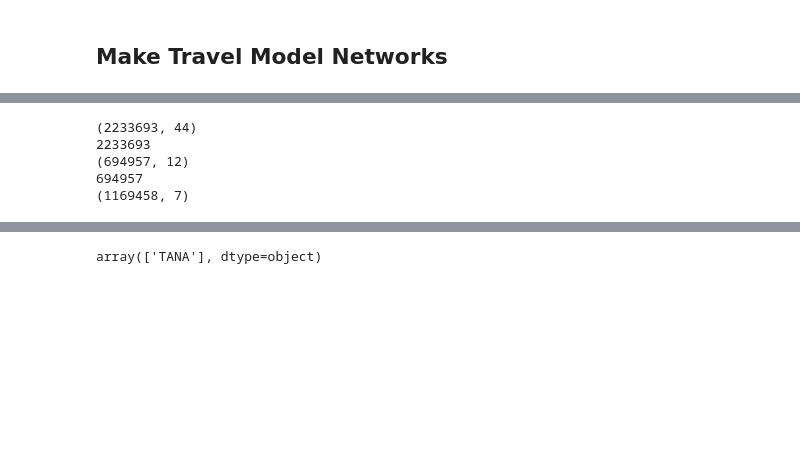
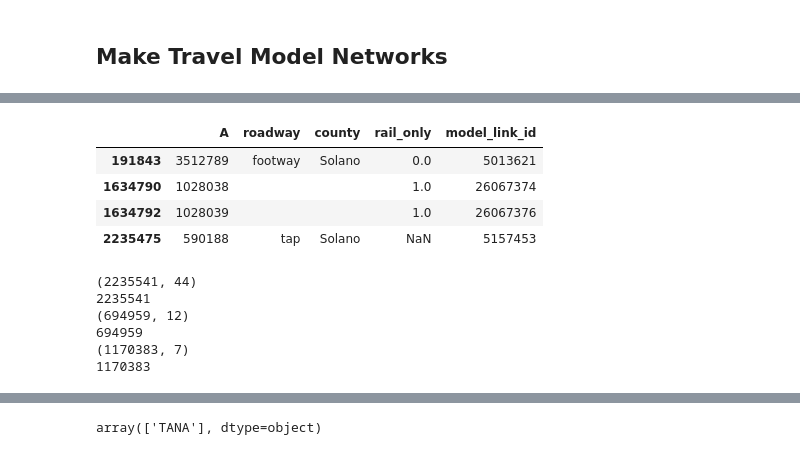
Before and after one commit to BayAreaMetro/travel-model-two-networks, a Jupyter notebook: notebooks/10-all-projects.ipynb, the cells around one changed output, grey strips where cells are left out. Cells and saved outputs as stored; diff of their text form; code cells hidden in the pictures; blank space fills up the shorter version.

```diff
--- a/notebooks/10-all-projects.ipynb
+++ b/notebooks/10-all-projects.ipynb
@@ -386,5 +453,6 @@ print(model_net.shapes_df.shape)
 # %%
 model_net = mtc.add_tap_and_tap_connector(
     roadway_network = model_net,
+    transit_network = step5_scenario.transit_net,
     parameters = parameters)
 # %% [output]
@@ -399,15 +477,27 @@ model_net = mtc.add_tap_and_tap_connector(
+# %%
+# Vallejo Ferry to TAP
+
+model_net.links_df[model_net.links_df.B == 3541176][["A", "roadway", "county", "rail_only", "model_link_id"]]
+# %% [output]
+|  | A | roadway | county | rail_only | model_link_id |
+| 191843 | 3512789 | footway | Solano | 0.0 | 5013621 |
+| 1634790 | 1028038 |  |  | 1.0 | 26067374 |
+| 1634792 | 1028039 |  |  | 1.0 | 26067376 |
+| 2235475 | 590188 | tap | Solano | NaN | 5157453 |
 # %%
 print(model_net.links_df.shape)
 print(model_net.links_df.model_link_id.nunique())
 print(model_net.nodes_df.shape)
 print(model_net.nodes_df.model_node_id.nunique())
 print(model_net.shapes_df.shape)
+print(model_net.shapes_df.id.nunique())
 # %% [output]
-(2233693, 44)
-2233693
-(694957, 12)
-694957
-(1169458, 7)
+(2235541, 44)
+2235541
+(694959, 12)
+694959
+(1170383, 7)
+1170383
 # %%
 model_net = mtc.roadway_standard_to_mtc_network(model_net, parameters)
 # %% [output]
```
Also changed, not shown: parts of 45 cells of this notebook.
